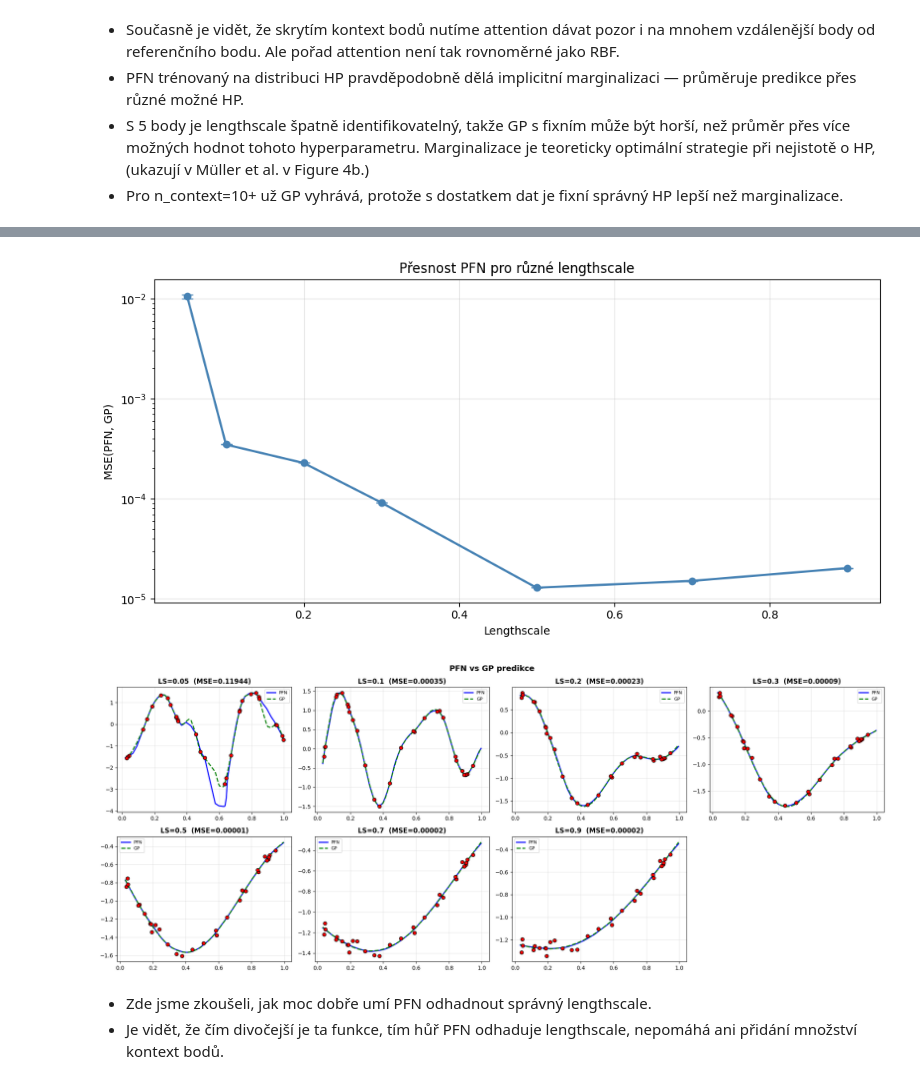
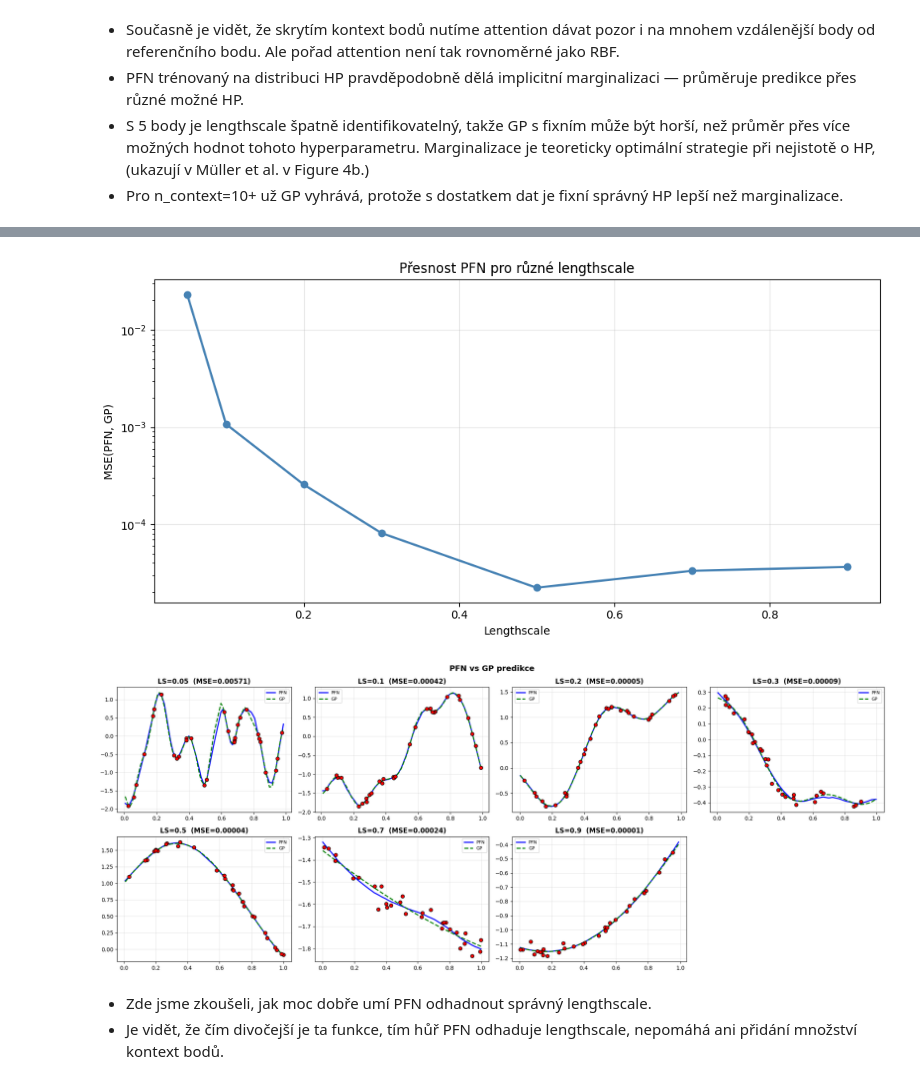
Before and after one commit to gulierus/VU_RG, a Jupyter notebook: experiments/PFN_RANDOM_HP_EXPERIMENTS.ipynb, the cells around one changed output, grey strips where cells are left out. Cells and saved outputs as stored; diff of their text form; code cells hidden in the pictures.

```diff
--- a/experiments/PFN_RANDOM_HP_EXPERIMENTS.ipynb
+++ b/experiments/PFN_RANDOM_HP_EXPERIMENTS.ipynb
@@ -53,12 +53,13 @@ print(f"✓ PyTorch: {torch.__version__}")
 # =============================================
 # NAČTENÍ MODELU
 # =============================================
-checkpoint_path = os.path.join('models', 'pfn_gp_model_hps_distr.pth')
+checkpoint_path = os.path.join('models', 'pfn_gp_model_hps_distr_300.pth')
 
 print(f"Loading: {checkpoint_path}")
 checkpoint = torch.load(checkpoint_path, map_location=device, weights_only=False)
 
 config = checkpoint['config']
+
 num_features = config['num_features']
 max_dataset_size = config['max_dataset_size']
 
@@ -108,8 +109,7 @@ loaded_model.eval()
 # GLOBÁLNÍ NASTAVENÍ
 # =============================================
 # Defaultní HP pro experimenty
-NOISE = 1e-3
-hps = {"noise": NOISE, "outputscale": 1.0, "lengthscale": 0.3}
+hps = {"noise": 1e-3, "outputscale": 1.0, "lengthscale": 0.3}
 hps_demo = hps
 
 def reset_seed():
@@ -122,6 +122,11 @@ def reset_seed():
     if torch.cuda.is_available():
         torch.cuda.manual_seed_all(s)
 
+def get_batch_cpu(batch_size, seq_len, num_features, hyperparameters, device):
+    """Wrapper: generuje data na CPU (správný seed), přesune na device."""
+    batch = get_batch_for_gp(batch_size, seq_len, num_features,
+                              device='cpu', hyperparameters=hyperparameters)
+    return Batch(x=batch.x.to(device), y=batch.y.to(device), target_y=batch.target_y.to(device))
 # Reset seedu HNED po dummy tréninku
 reset_seed()
 
@@ -179,7 +180,7 @@ def test_prior_convergence_and_variance(model, hps, n_trials=10):
     results = []
 
     for trial in range(n_trials):
-        batch = get_batch_for_gp(batch_size=1, seq_len=100, num_features=1, hyperparameters=hps)
+        batch = get_batch_cpu(batch_size=1, seq_len=100, num_features=1, hyperparameters=hps, device=device)
 
         train_mask = (batch.x[0, :, 0] >= 0.3) & (batch.x[0, :, 0] <= 0.7)
         train_indices = torch.where(train_mask)[0][:20]
@@ -595,7 +596,7 @@ n_context=20: MSE PFN=0.0017±0.0004  MSE GP=0.0015±0.0002
 * Pro n_context=10+ už GP vyhrává, protože s dostatkem dat je fixní správný HP lepší než marginalizace.
 # %%
 # =============================================
-# EXPERIMENT 4: Přesnost PFN pro různé lengthscale
+# EXPERIMENT 5: Přesnost PFN pro různé lengthscale
 # =============================================
 # Jednoduché MSE(PFN, GP) přes LS — ukazuje,
 # pro které LS model funguje dobře a pro které ne.
@@ -607,15 +608,13 @@ def test_pfn_accuracy_across_ls(model,
     results = []
 
     for ls in test_lengthscales:
-        hps_test = {"noise": NOISE, "outputscale": 1.0, "lengthscale": ls}
+        hps_test = {"noise": 1e-3, "outputscale": 1.0, "lengthscale": ls}
         mse_list = []
 
         for _ in range(n_trials):
 
-            reset_seed()
-
-            batch = get_batch_for_gp(batch_size=1, seq_len=seq_len, num_features=1,
-                                      hyperparameters=hps_test)
+            batch = get_batch_cpu(batch_size=1, seq_len=seq_len, num_features=1,
+                                      hyperparameters=hps_test, device=device)
             train_x = batch.x[0, :n_context]
             train_y = batch.y[0, :n_context]
             test_x = batch.x[0]
@@ -625,24 +624,35 @@ def test_pfn_accuracy_across_ls(model,
             pfn_pred = model.criterion.mean(logits)[0].cpu().numpy()
 
             kernel = ConstantKernel(1.0) * RBF(length_scale=ls)
-            gp = GaussianProcessRegressor(kernel=kernel, alpha=NOISE)
+            gp = GaussianProcessRegressor(kernel=kernel, alpha=1e-3)
             gp.fit(train_x.cpu().numpy(), train_y.cpu().numpy())
             gp_pred = gp.predict(test_x.cpu().numpy())
 
             mse_list.append(np.mean((pfn_pred - gp_pred)**2))
 
-        results.append({'lengthscale': ls, 'mse_mean': np.mean(mse_list), 'mse_std': np.std(mse_list)})
-        print(f"LS={ls:.2f}: MSE(PFN, GP)={np.mean(mse_list):.6f} ± {np.std(mse_list):.10f}")
-        if ls == 0.1:
-            for j, m in enumerate(mse_list):
-                print(f"    trial {j}: {m:.12f}")
+        mse_arr = np.array(mse_list)
+        median = np.median(mse_arr)
+        mask = mse_arr < max(median * 10, 0.01)
+        mse_filtered = mse_arr[mask]
+
+        results.append({
+            'lengthscale': ls,
+            'mse_mean': np.mean(mse_filtered),
+            'mse_std': np.std(mse_filtered),
+            'mse_median': np.median(mse_filtered),
+            'n_outliers': int(np.sum(~mask)),
+        })
+        print(f"LS={ls:.2f}: MEDIAN={np.median(mse_filtered):.6f}, "
+              f"MEAN={np.mean(mse_filtered):.6f} ± {np.std(mse_filtered):.6f}, "
+              f"outliers={int(np.sum(~mask))}/{len(mse_list)}")
 
 
     # Graf 1: MSE přes LS
     fig, ax = plt.subplots(figsize=(10, 5))
     ls_vals = [r['lengthscale'] for r in results]
-    ax.errorbar(ls_vals, [r['mse_mean'] for r in results], yerr=[r['mse_std'] for r in results],
-                marker='o', lw=2, capsize=5, color='steelblue')
+    ax.plot(ls_vals, [r['mse_median'] for r in results],
+            marker='o', lw=2, color='steelblue')
+    ax.set_ylabel('Median MSE(PFN, GP)')
     ax.set_xlabel('Lengthscale'); ax.set_ylabel('MSE(PFN, GP)')
     ax.set_title('Přesnost PFN pro různé lengthscale'); ax.set_yscale('log')
     ax.grid(True, alpha=0.3)
@@ -656,14 +666,14 @@ def test_pfn_accuracy_across_ls(model,
     fig, axes = plt.subplots(n_rows, n_cols, figsize=(5*n_cols, 4*n_rows))
     axes = axes.flatten()
     for idx, ls in enumerate(show_ls):
-        hps_test = {"noise": NOISE, "outputscale": 1.0, "lengthscale": ls}
-        batch = get_batch_for_gp(batch_size=1, seq_len=100, num_features=1, hyperparameters=hps_test)
+        hps_test = {"noise": 1e-3, "outputscale": 1.0, "lengthscale": ls}
+        batch = get_batch_cpu(batch_size=1, seq_len=100, num_features=1, hyperparameters=hps_test, device=device)
         tx = batch.x[0, :n_context]; ty = batch.y[0, :n_context]; tex = batch.x[0]
         with torch.no_grad():
             logits = model(tx[None], ty[None], tex[None])
         pfn_p = model.criterion.mean(logits)[0].cpu().numpy()
         kernel = ConstantKernel(1.0) * RBF(length_scale=ls)
-        gp = GaussianProcessRegressor(kernel=kernel, alpha=NOISE)
+        gp = GaussianProcessRegressor(kernel=kernel, alpha=1e-3)
         gp.fit(tx.cpu().numpy(), ty.cpu().numpy())
         gp_p = gp.predict(tex.cpu().numpy())
         o = tex[:, 0].cpu().argsort()
@@ -702,5 +702,5 @@ LS=0.90: MSE(PFN, GP)=0.000020 ± 0.0000000000
-[figure, old version]
+[figure, new version]
-[figure, old version]
+[figure, new version]
 # %% [markdown]
 * Zde jsme zkoušeli, jak moc dobře umí PFN odhadnout správný lengthscale.
 * Je vidět, že čím divočejší je ta funkce, tím hůř PFN odhaduje lengthscale, nepomáhá ani přidání množství kontext bodů.
```
Also changed, not shown: parts of 16 cells of this notebook, 1 other file.
